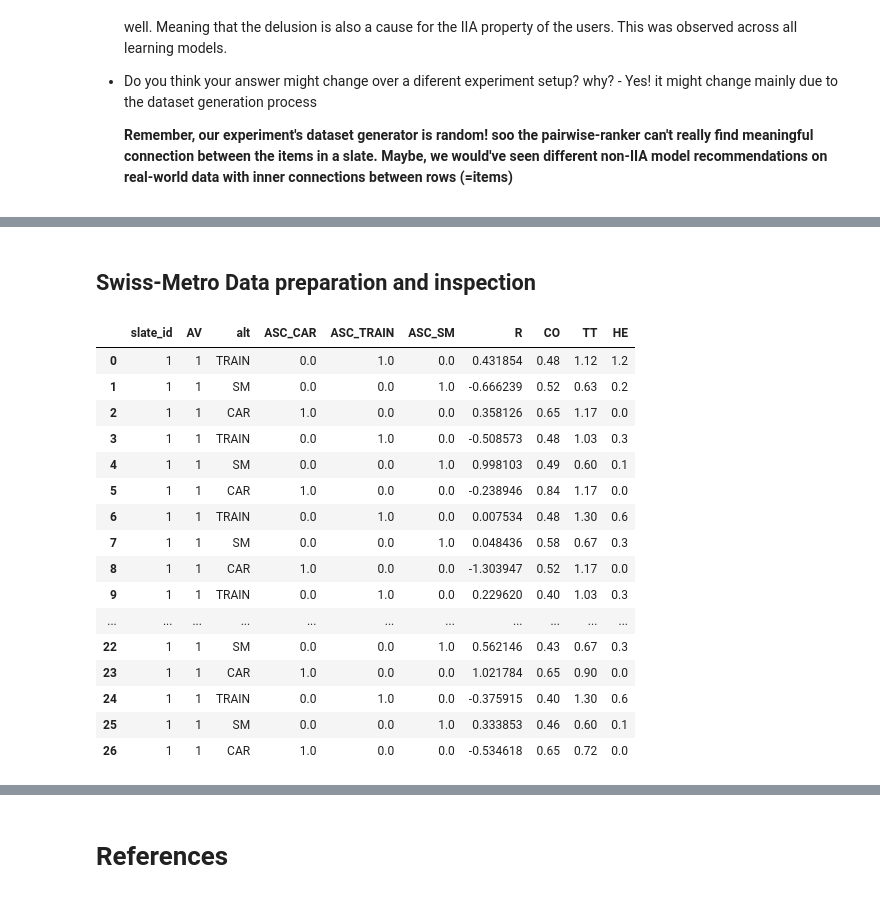
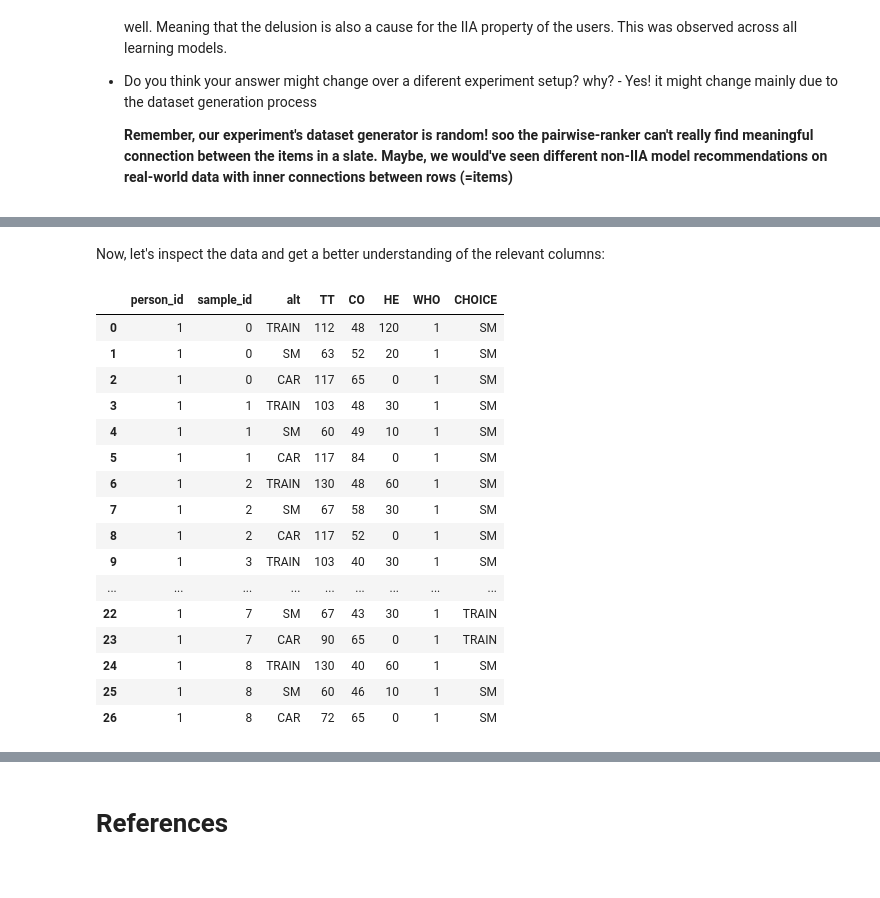
Before and after one commit to dorin133/MLHB_final_project, a Jupyter notebook: project.ipynb, the cells around one changed output, grey strips where cells are left out. Saved outputs shown, nothing was run; the diff lists cells and outputs as text; code cells hidden in the pictures.

Commit message:
Finished a section about data preparation + intro to models

```diff
--- a/project.ipynb
+++ b/project.ipynb
@@ -848,26 +846,20 @@ env = TrainContextChoiceEnvironment()
 # %% [markdown]
 ### Given the learning models and the behavioral users, we perform recommendation of 'num_items_to_recommend' amount of items on X_test using the following function:
 # %%
-def recommend_items_wraper(X_train, X_test, y_train, y_test, model_dict, num_items_to_recommend, user_types = ['Rational', 'Compromise', 'Similarity', 'Attraction']):
-
-    # model_dict = {
-    #    'model_name': ---the learning model name (the key of the learning models dict)
-    #    'model_init': ---the learning model of 'model_name' (the value of the learning models dict)
-    #   }
-
+def recommend_items_wraper(X_train, X_test, y_train, y_test, model_init, num_items_to_recom, varnames =['x_0', 'x_1', 'x_2', 'x_3','x_4'],
+                           user_types = ['Rational', 'Compromise', 'Similarity', 'Attraction']):
     recommendations_features_curr_model = {}
-
-    # train + recommend for the non-IIA pairwise_ranker model:
-    if model_dict['model_name'] == "pairwise_ranker":
-        models_per_user, _ = train_pairwise_ranker_models(X_train, X_test, y_train, y_test, model_dict['model_init'])
+    # non-sklearn wrraped models:
+    if type(model_init).__name__ == 'MyRanker':
+        models_per_user, _ = train_pairwise_ranker_models(X_train, X_test, y_train, y_test, model_init)
         for user_name in user_types:
-            recommendations_features_curr_model[user_name], _ = recommend_items_ranker(models_per_user[user_name], X_test, num_items_to_recommend)
-
-    # train + recommend for the IIA models:
+            recommendations_features_curr_model[user_name], _ = recommend_items_ranker(models_per_user[user_name], X_test, num_items_to_recom)
     else:
-        models_per_user, _ = train_models_per_user(X_train, X_test, y_train, y_test, model_dict['model_init'])
+        models_per_user = train_models_per_user(X_train, X_test, y_train, y_test, model_init, varnames=varnames)
         for user_name in user_types:
-            recommendations_features_curr_model[user_name], _ = recommend_items(models_per_user[user_name], X_test, num_items_to_recommend)
+            # if user_name in  ['Rational', 'Attraction'] :
+            #     continue
+            recommendations_features_curr_model[user_name] = recommend_items(models_per_user[user_name], X_test, varnames=varnames, num_items_to_recom = num_items_to_recom)
 
     return recommendations_features_curr_model
 # %% [markdown]
@@ -1361,7 +1332,5 @@ We applied some minor changes to the data so that it fits our needs, especially
 
 for more information on the meaning of each feature in the data, please refer to the following paper; http://www.sze.hu/~prile/Doktori%20iskola%202018/adatok%20leiras.pdf
-# %% [markdown]
-## Swiss-Metro Data preparation and inspection
 # %%
 import pandas as pd
 import numpy as np
@@ -1442,29 +1436,29 @@ class SwissMetro():
         y_train = self.train_df[['slate_id'] + list(self.user_models.keys())]
         y_test = self.test_df[['slate_id'] + list(self.user_models.keys())]
         return X_train, X_test, y_train, y_test
+# %% [markdown]
+Now, let's inspect the data and get a better understanding of the relevant columns:
 # %%
 sm_data = SwissMetro()
-X_train, X_test, y_train, y_test = sm_data.generate_datasets()
 
 display(
-    X_train.head(27),
-    y_train.head(27)
+    sm_data.orig_long_data.head(27)
 )
 # %% [output]
-|  | slate_id | AV | alt | ASC_CAR | ASC_TRAIN | ASC_SM | R | CO | TT | HE |
-| 0 | 1 | 1 | TRAIN | 0.0 | 1.0 | 0.0 | 0.431854 | 0.48 | 1.12 | 1.2 |
-| 1 | 1 | 1 | SM | 0.0 | 0.0 | 1.0 | -0.666239 | 0.52 | 0.63 | 0.2 |
-| 2 | 1 | 1 | CAR | 1.0 | 0.0 | 0.0 | 0.358126 | 0.65 | 1.17 | 0.0 |
-| 3 | 1 | 1 | TRAIN | 0.0 | 1.0 | 0.0 | -0.508573 | 0.48 | 1.03 | 0.3 |
-| 4 | 1 | 1 | SM | 0.0 | 0.0 | 1.0 | 0.998103 | 0.49 | 0.60 | 0.1 |
-| 5 | 1 | 1 | CAR | 1.0 | 0.0 | 0.0 | -0.238946 | 0.84 | 1.17 | 0.0 |
-| 6 | 1 | 1 | TRAIN | 0.0 | 1.0 | 0.0 | 0.007534 | 0.48 | 1.30 | 0.6 |
-| 7 | 1 | 1 | SM | 0.0 | 0.0 | 1.0 | 0.048436 | 0.58 | 0.67 | 0.3 |
-| 8 | 1 | 1 | CAR | 1.0 | 0.0 | 0.0 | -1.303947 | 0.52 | 1.17 | 0.0 |
-| 9 | 1 | 1 | TRAIN | 0.0 | 1.0 | 0.0 | 0.229620 | 0.40 | 1.03 | 0.3 |
-| ... | ... | ... | ... | ... | ... | ... | ... | ... | ... | ... |
-| 22 | 1 | 1 | SM | 0.0 | 0.0 | 1.0 | 0.562146 | 0.43 | 0.67 | 0.3 |
-| 23 | 1 | 1 | CAR | 1.0 | 0.0 | 0.0 | 1.021784 | 0.65 | 0.90 | 0.0 |
-| 24 | 1 | 1 | TRAIN | 0.0 | 1.0 | 0.0 | -0.375915 | 0.40 | 1.30 | 0.6 |
-| 25 | 1 | 1 | SM | 0.0 | 0.0 | 1.0 | 0.333853 | 0.46 | 0.60 | 0.1 |
-| 26 | 1 | 1 | CAR | 1.0 | 0.0 | 0.0 | -0.534618 | 0.65 | 0.72 | 0.0 |
+|  | person_id | sample_id | alt | TT | CO | HE | WHO | CHOICE |
+| 0 | 1 | 0 | TRAIN | 112 | 48 | 120 | 1 | SM |
+| 1 | 1 | 0 | SM | 63 | 52 | 20 | 1 | SM |
+| 2 | 1 | 0 | CAR | 117 | 65 | 0 | 1 | SM |
+| 3 | 1 | 1 | TRAIN | 103 | 48 | 30 | 1 | SM |
+| 4 | 1 | 1 | SM | 60 | 49 | 10 | 1 | SM |
+| 5 | 1 | 1 | CAR | 117 | 84 | 0 | 1 | SM |
+| 6 | 1 | 2 | TRAIN | 130 | 48 | 60 | 1 | SM |
+| 7 | 1 | 2 | SM | 67 | 58 | 30 | 1 | SM |
+| 8 | 1 | 2 | CAR | 117 | 52 | 0 | 1 | SM |
+| 9 | 1 | 3 | TRAIN | 103 | 40 | 30 | 1 | SM |
+| ... | ... | ... | ... | ... | ... | ... | ... | ... |
+| 22 | 1 | 7 | SM | 67 | 43 | 30 | 1 | TRAIN |
+| 23 | 1 | 7 | CAR | 90 | 65 | 0 | 1 | TRAIN |
+| 24 | 1 | 8 | TRAIN | 130 | 40 | 60 | 1 | SM |
+| 25 | 1 | 8 | SM | 60 | 46 | 10 | 1 | SM |
+| 26 | 1 | 8 | CAR | 72 | 65 | 0 | 1 | SM |
```
Also changed, not shown: parts of 27 cells of this notebook.
